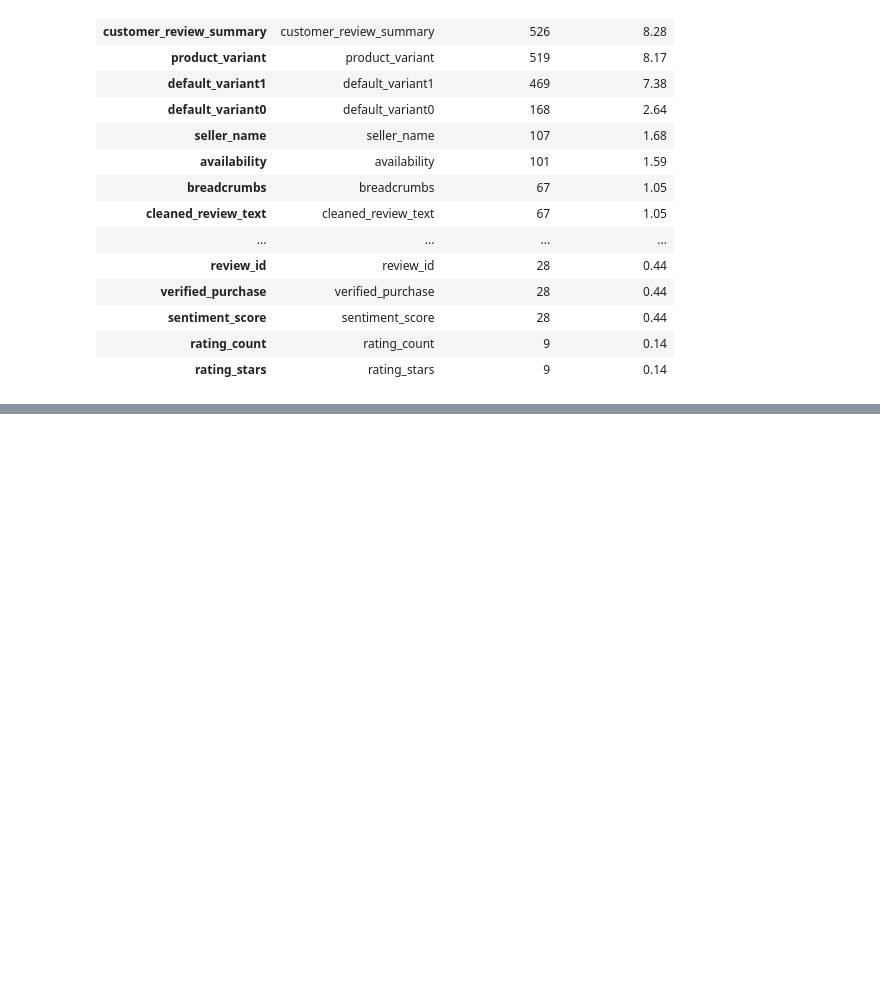
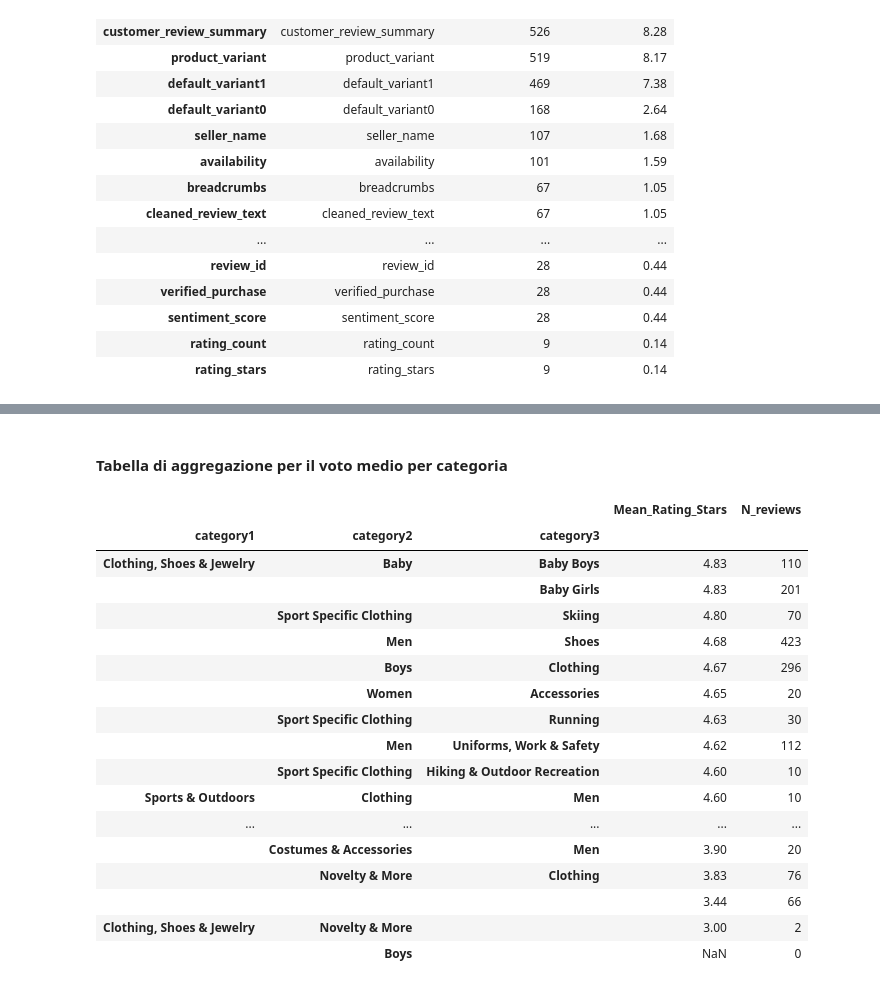
Before and after one commit to annarudych/project_amazon, a Jupyter notebook: amazon.ipynb, the cells around one changed output, grey strips where cells are left out. Drawn from its saved outputs; the diff is of its cells as text; code cells hidden in the pictures; blank space fills up the shorter version.

```diff
--- a/amazon.ipynb
+++ b/amazon.ipynb
@@ -337,0 +363,14 @@ display(dfamazon_missing)
+# %%
+def safe_to_bool(series):
+    #Converte stringhe in boolean senza warning#
+    mapping = {'true': True, 'false': False, '1': True, '0': False}
+    return (series.astype(str).str.lower()
+            .str.strip()
+            .map(mapping)
+            .fillna(False)
+            .astype(bool))
+
+dfamazoncopy['verified_purchase'] = safe_to_bool(dfamazoncopy['verified_purchase'])
+
+display(dfamazoncopy['verified_purchase'].dtype)
+display(dfamazoncopy['verified_purchase'].value_counts())
@@ -337,0 +800,27 @@ display(dfamazon_missing)
+# %% [markdown]
+#### Tabella di aggregazione per il voto medio per categoria
+# %%
+# table rating_stars mean
+cat_rating = dfamazoncopy.groupby(['category1', 'category2', 'category3'])['rating'].agg(['mean','count']).round(2)
+# rename columns
+cat_rating.columns=['Mean_Rating_Stars', 'N_reviews']
+cat_rating.sort_values('Mean_Rating_Stars', ascending=False)
+# %% [output]
+|  |  |  | Mean_Rating_Stars | N_reviews |
+| category1 | category2 | category3 |  |  |
+| Clothing, Shoes & Jewelry | Baby | Baby Boys | 4.83 | 110 |
+|  |  | Baby Girls | 4.83 | 201 |
+|  | Sport Specific Clothing | Skiing | 4.80 | 70 |
+|  | Men | Shoes | 4.68 | 423 |
+|  | Boys | Clothing | 4.67 | 296 |
+|  | Women | Accessories | 4.65 | 20 |
+|  | Sport Specific Clothing | Running | 4.63 | 30 |
+|  | Men | Uniforms, Work & Safety | 4.62 | 112 |
+|  | Sport Specific Clothing | Hiking & Outdoor Recreation | 4.60 | 10 |
+| Sports & Outdoors | Clothing | Men | 4.60 | 10 |
+| ... | ... | ... | ... | ... |
+|  | Costumes & Accessories | Men | 3.90 | 20 |
+|  | Novelty & More | Clothing | 3.83 | 76 |
+|  |  |  | 3.44 | 66 |
+| Clothing, Shoes & Jewelry | Novelty & More |  | 3.00 | 2 |
+|  | Boys |  | NaN | 0 |
```
Also changed, not shown: parts of 30 cells of this notebook.
